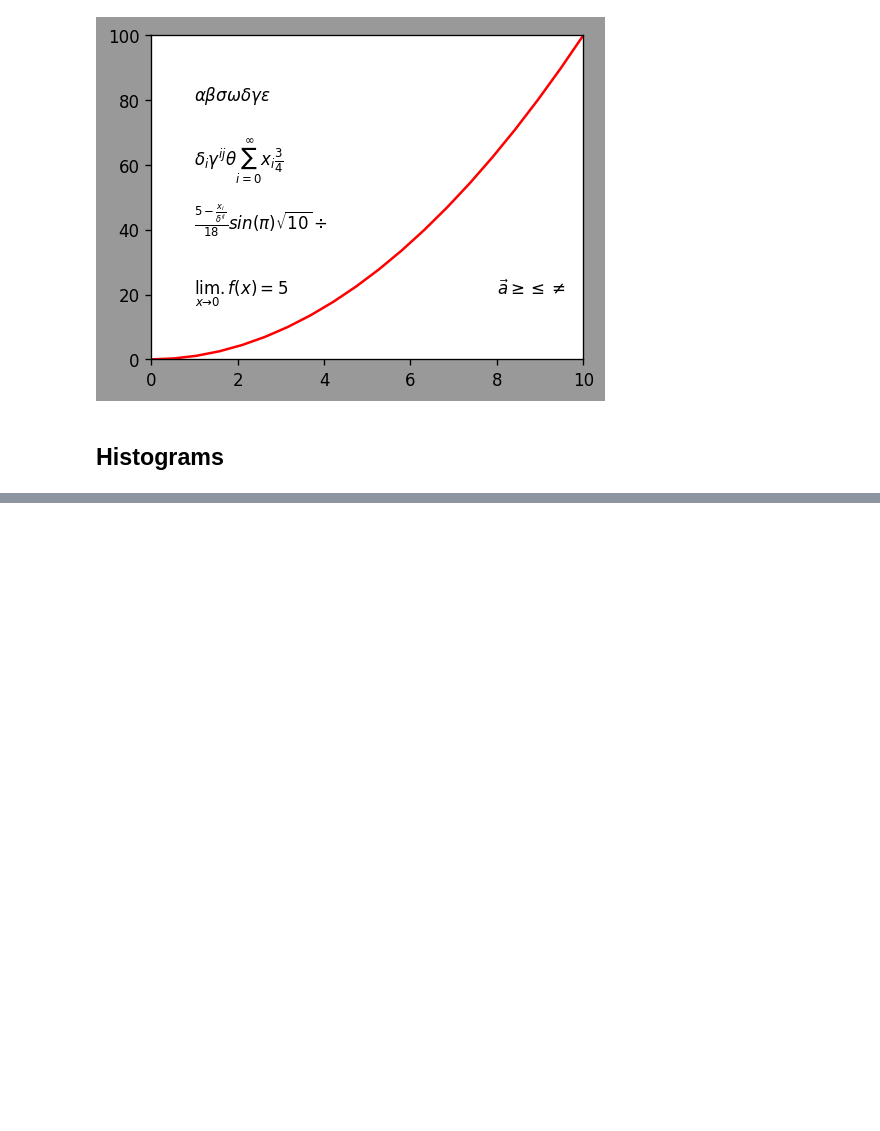
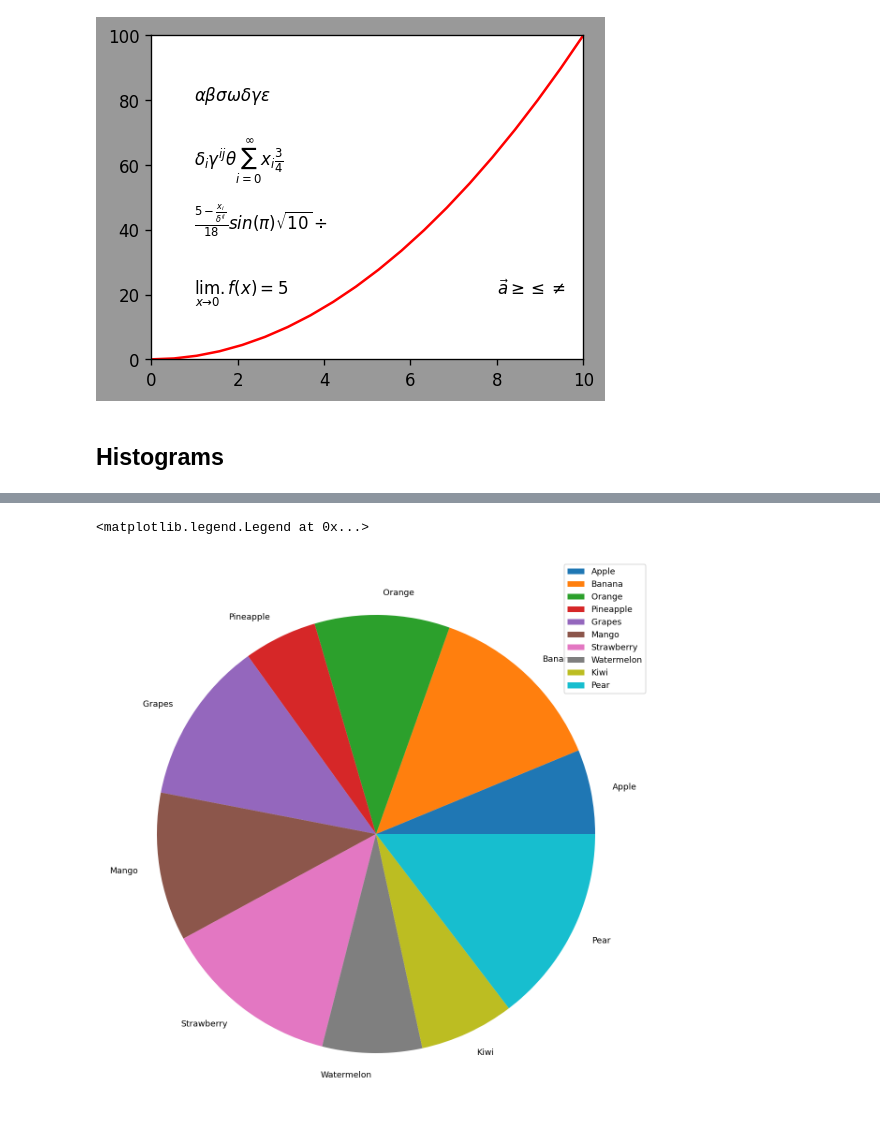
Before and after one commit to Swayam-Ghimire/pandas, a Jupyter notebook: matplotlib.ipynb, the cells around one changed output, grey strips where cells are left out. Cells and saved outputs as stored; diff of their text form; code cells hidden in the pictures; blank space fills up the shorter version.

Commit message:
Completed upto piechart

```diff
--- a/matplotlib.ipynb
+++ b/matplotlib.ipynb
@@ -219,0 +265,21 @@ axes_6[0][1].set_xticks(space + 0.45/2, ('Mechanic', 'Aero', 'Civil', 'Computer'
+# %%
+# Reading the csv file
+newdf = pd.read_csv('fruits.csv')
+fruit = newdf["Fruits"]
+quantities = newdf["Quantity"]
+# %%
+# Representing the given data in a piechart
+
+fig_7 = plt.figure(figsize=(10,10), dpi=130)
+axes_7 = fig_7.add_axes([0.1,0.1,0.9,0.9])
+# Generating color for each slices.
+color = []
+for i in range(10):
+    rgb = (random.randint(0,255), random.randint(0,255), random.randint(0,255))
+    color.append(rgb)
+axes_7.pie(quantities, labels=fruit)
+axes_7.legend(loc=0)
+# matplotlib piecharts from w3schools
+# %% [output]
+<matplotlib.legend.Legend at 0x...>
+[figure, added]
```
Also changed, not shown: parts of 7 cells of this notebook.
